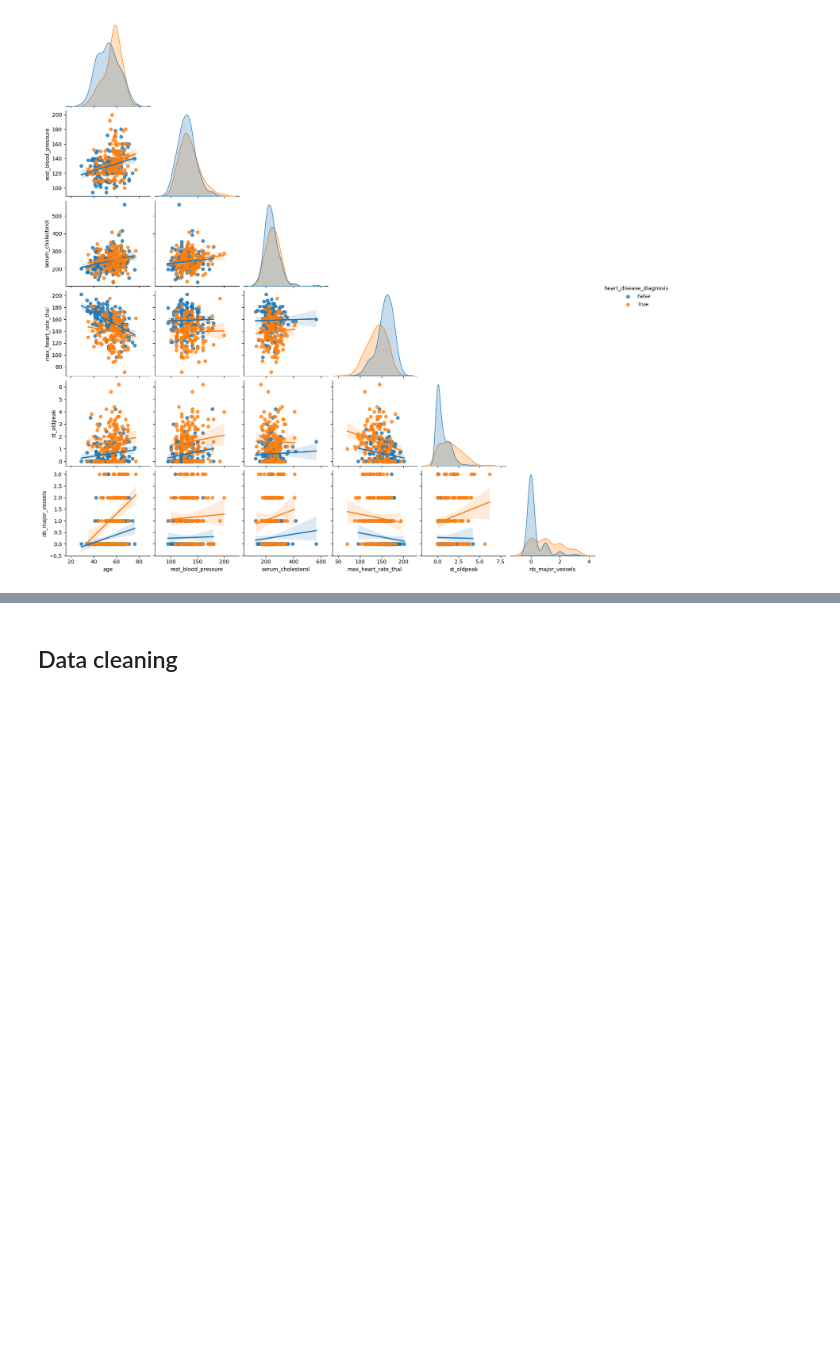
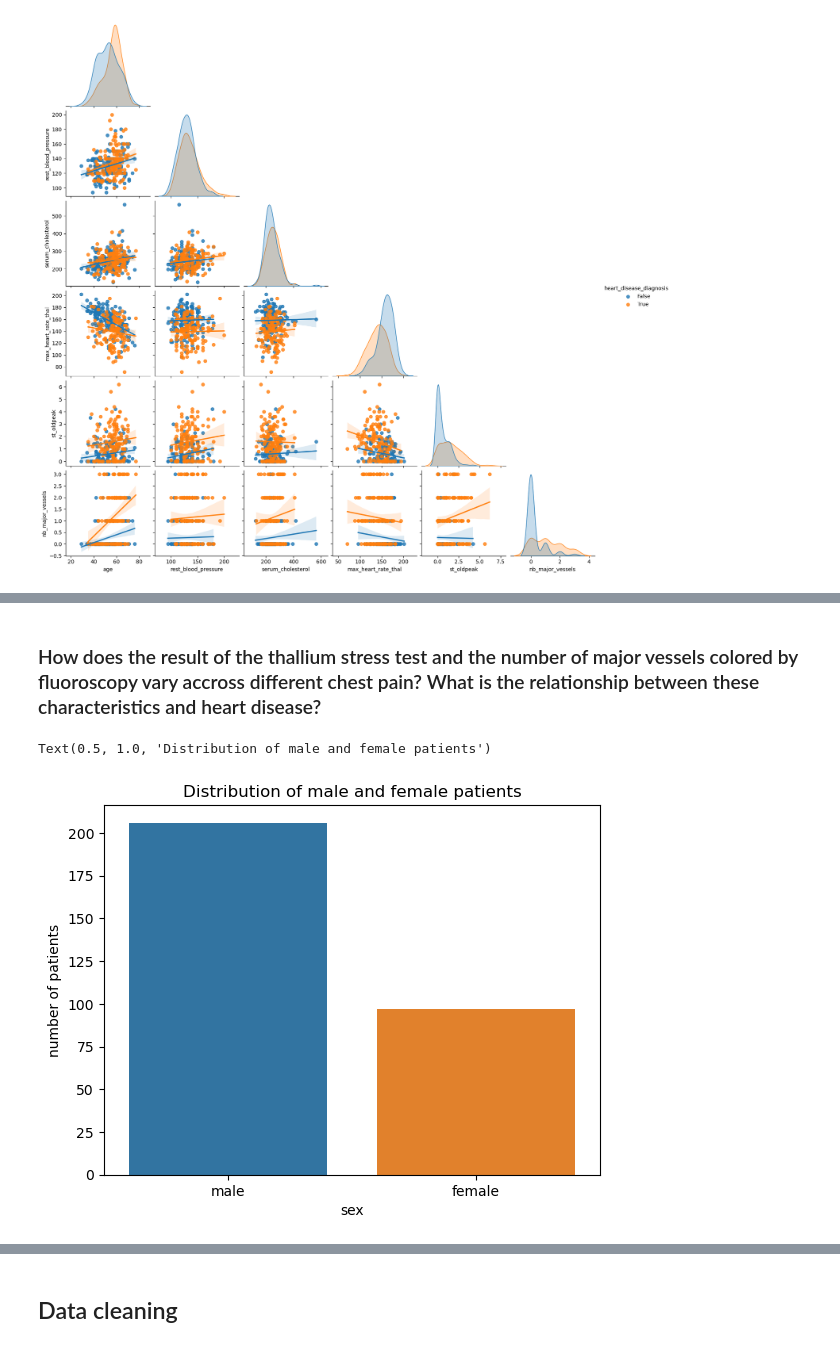
Before and after one commit to paulinedao/heart_disease, a Jupyter notebook: heart_disease/heart_disease.ipynb, the cells around one changed output, grey strips where cells are left out. Cells and saved outputs as stored; diff of their text form; code cells hidden in the pictures; blank space fills up the shorter version.

```diff
--- a/heart_disease/heart_disease.ipynb
+++ b/heart_disease/heart_disease.ipynb
@@ -439,0 +449,10 @@ sns.pairplot(num_df, kind = 'reg', hue = 'heart_disease_diagnosis', corner = Tru
+# %% [markdown]
+### How does the result of the thallium stress test and the number of major vessels colored by fluoroscopy vary accross different chest pain? What is the relationship between these characteristics and heart disease?
+# %%
+# How many female and male patients are there in the dataset
+sns.countplot(data = df, x = 'sex')
+plt.ylabel('number of patients')
+plt.title('Distribution of male and female patients')
+# %% [output]
+Text(0.5, 1.0, 'Distribution of male and female patients')
+[figure, added]
```
Also changed, not shown: parts of 5 cells of this notebook.
